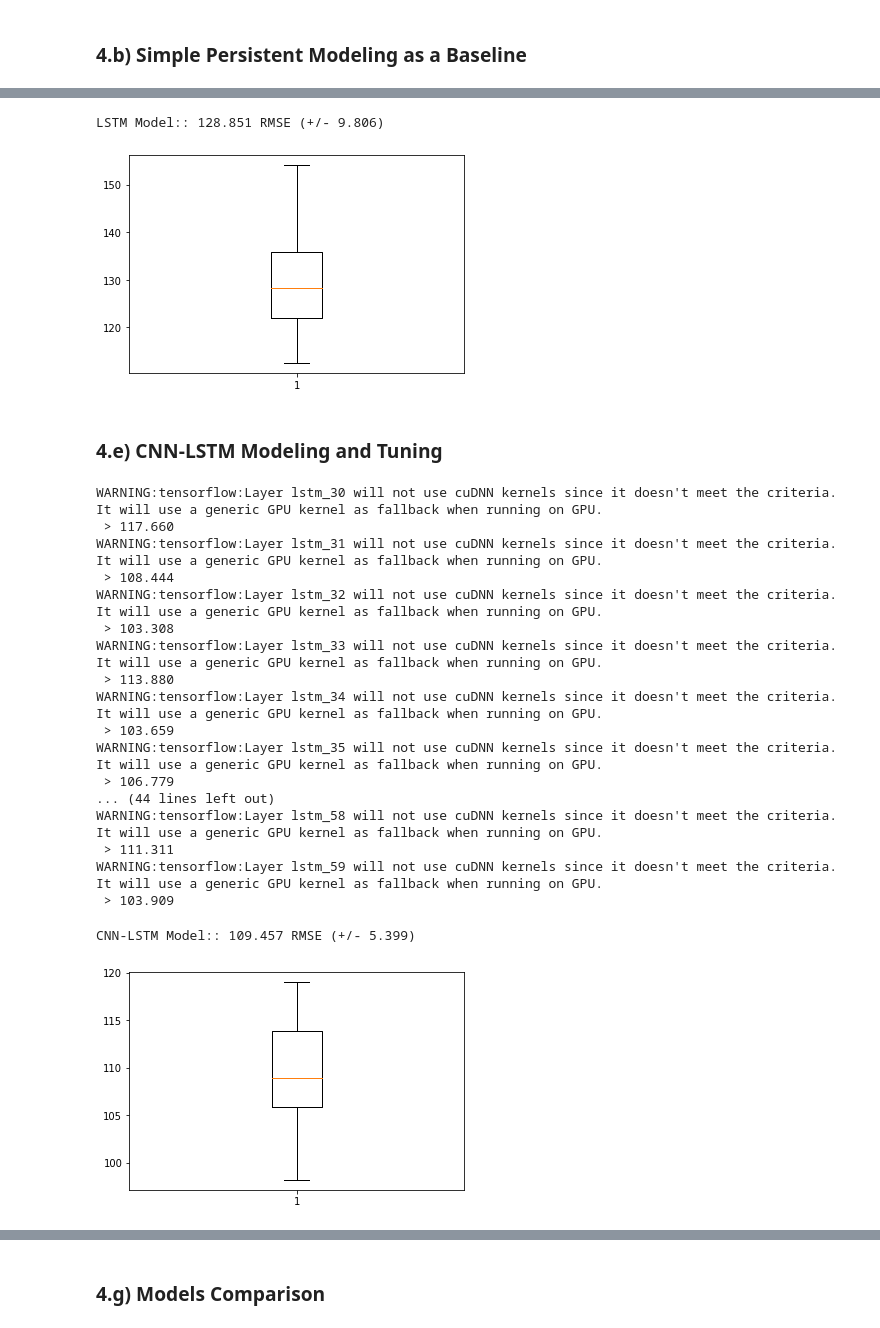
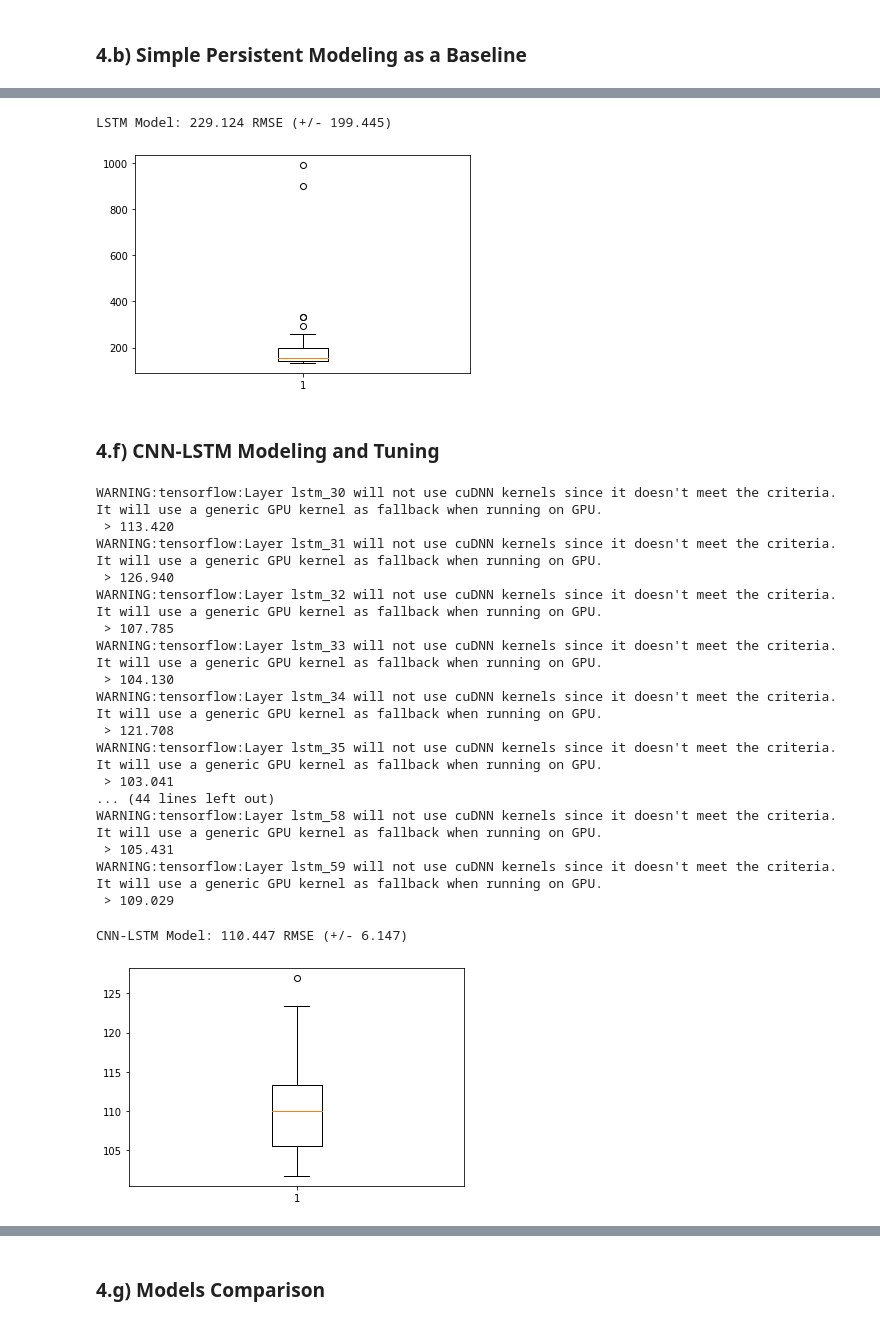
Before and after one commit to daines-analytics/time-series-projects, a Jupyter notebook: py_timeseries_american_river_riverflow/py_timeseries_tensorflow_american_river_riverflow.ipynb, the cells around one changed output, grey strips where cells are left out. Cells and saved outputs as stored; diff of their text form; code cells hidden in the pictures.

Commit message:
Upload no.2 of American River Riverflow time series model using TensorFlow

```diff
--- a/py_timeseries_american_river_riverflow/py_timeseries_tensorflow_american_river_riverflow.ipynb
+++ b/py_timeseries_american_river_riverflow/py_timeseries_tensorflow_american_river_riverflow.ipynb
@@ -504,11 +546,11 @@ WARNING:tensorflow:Layer lstm_29 will not use cuDNN kernels since it doesn't mee
 # %%
 # summarize scores
-summarize_scores('LSTM Model:', lstm_scores)
+summarize_scores('LSTM Model', lstm_scores)
 # %% [output]
-LSTM Model:: 128.851 RMSE (+/- 9.806)
+LSTM Model: 229.124 RMSE (+/- 199.445)
-[figure, old version]
+[figure, new version]
 # %% [markdown]
-### 4.e) CNN-LSTM Modeling and Tuning
+### 4.f) CNN-LSTM Modeling and Tuning
 # %%
 # fit a model
 def model_fit(train, config):
@@ -545,31 +587,31 @@ def model_predict(model, history, config):
     return yhat[0]
 # %%
 # define config
-config = [3, 12, 64, 3, 100, 200, 100]
+config = [3, 12, 128, 3, 100, 200, 72]
 # grid search
 cnnlstm_scores = repeat_evaluate(data, config, n_test)
 # %% [output]
 WARNING:tensorflow:Layer lstm_30 will not use cuDNN kernels since it doesn't meet the criteria. It will use a generic GPU kernel as fallback when running on GPU.
- > 117.660
+ > 113.420
 WARNING:tensorflow:Layer lstm_31 will not use cuDNN kernels since it doesn't meet the criteria. It will use a generic GPU kernel as fallback when running on GPU.
- > 108.444
+ > 126.940
 WARNING:tensorflow:Layer lstm_32 will not use cuDNN kernels since it doesn't meet the criteria. It will use a generic GPU kernel as fallback when running on GPU.
- > 103.308
+ > 107.785
 WARNING:tensorflow:Layer lstm_33 will not use cuDNN kernels since it doesn't meet the criteria. It will use a generic GPU kernel as fallback when running on GPU.
- > 113.880
+ > 104.130
 WARNING:tensorflow:Layer lstm_34 will not use cuDNN kernels since it doesn't meet the criteria. It will use a generic GPU kernel as fallback when running on GPU.
- > 103.659
+ > 121.708
 WARNING:tensorflow:Layer lstm_35 will not use cuDNN kernels since it doesn't meet the criteria. It will use a generic GPU kernel as fallback when running on GPU.
- > 106.779
+ > 103.041
 ... (44 lines left out)
 WARNING:tensorflow:Layer lstm_58 will not use cuDNN kernels since it doesn't meet the criteria. It will use a generic GPU kernel as fallback when running on GPU.
- > 111.311
+ > 105.431
 WARNING:tensorflow:Layer lstm_59 will not use cuDNN kernels since it doesn't meet the criteria. It will use a generic GPU kernel as fallback when running on GPU.
- > 103.909
+ > 109.029
 # %%
 # summarize scores
-summarize_scores('CNN-LSTM Model:', cnnlstm_scores)
+summarize_scores('CNN-LSTM Model', cnnlstm_scores)
 # %% [output]
-CNN-LSTM Model:: 109.457 RMSE (+/- 5.399)
+CNN-LSTM Model: 110.447 RMSE (+/- 6.147)
-[figure, old version]
+[figure, new version]
 # %% [markdown]
```
Also changed, not shown: parts of 22 cells of this notebook, 1 other file.
